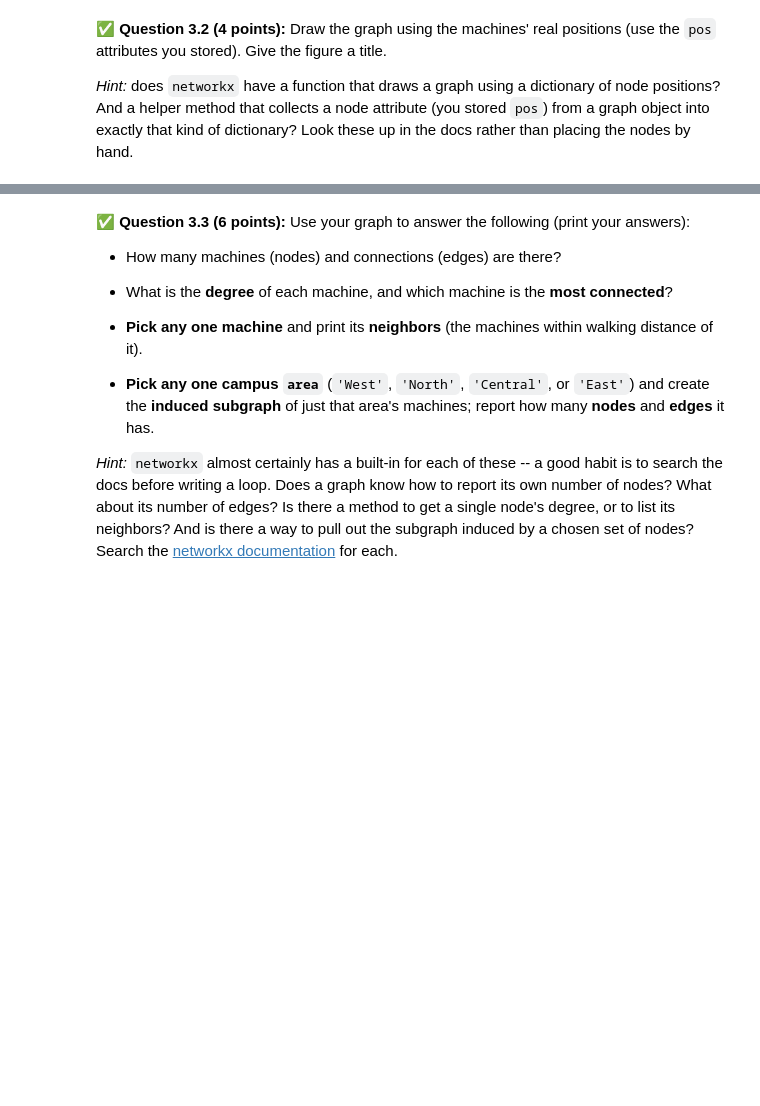
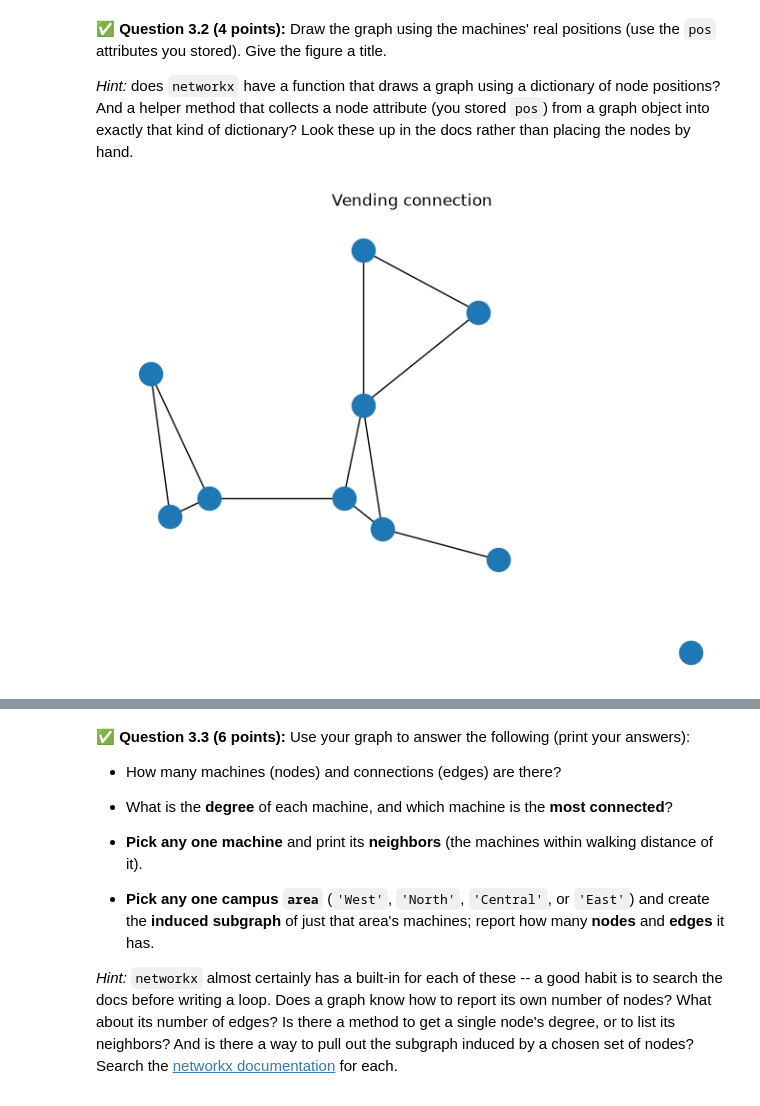
Before and after one commit to matthoppy07-dev/CMSE-202-f26-turnin, a Jupyter notebook: hw-02/HW02-ABMandGraphTheory-STUDENT.ipynb, the cells around one changed output, grey strips where cells are left out. Cells and saved outputs as stored; diff of their text form; code cells hidden in the pictures; blank space fills up the shorter version.

```diff
--- a/hw-02/HW02-ABMandGraphTheory-STUDENT.ipynb
+++ b/hw-02/HW02-ABMandGraphTheory-STUDENT.ipynb
@@ -573,0 +572,15 @@ Print the number of nodes and edges.
+# %%
+# Put your code for Question 3.1 here.
+import math
+import networkx as nx
+
+gr = nx.Graph()
+for i in machine_locations:
+    gr.add_node(i,pos = (machine_locations[i][0], machine_locations[i][1]), area = machine_locations[i][2])
+for i in machine_locations:
+    for j in machine_locations:
+        if i != j:
+            if math.dist(gr.nodes[i]['pos'],gr.nodes[j]['pos']) <= 2:
+                gr.add_edge(i,j)
+print(gr.number_of_nodes())
+print(gr.number_of_edges())
@@ -583,6 +599,13 @@ attributes you stored). Give the figure a title.
 *Hint:* does `networkx` have a function that draws a graph using a dictionary of node positions? And a helper method that collects a node attribute (you stored `pos`) from a graph object into exactly that kind of dictionary? Look these up in the docs rather than placing the nodes by hand.
 # %%
 # Put your code for Question 3.2 here.
+import matplotlib.pyplot as plt
+pos = nx.get_node_attributes(gr,'pos')
+nx.draw(gr, pos=pos)
+plt.title("Vending connection")
+plt.show()
+# %% [output]
+[figure, added]
 # %% [markdown]
 <!-- END QUESTION -->
 <!-- DO NOT MODIFY OR DELETE THIS CELL -->
```
Also changed, not shown: parts of 14 cells of this notebook.
